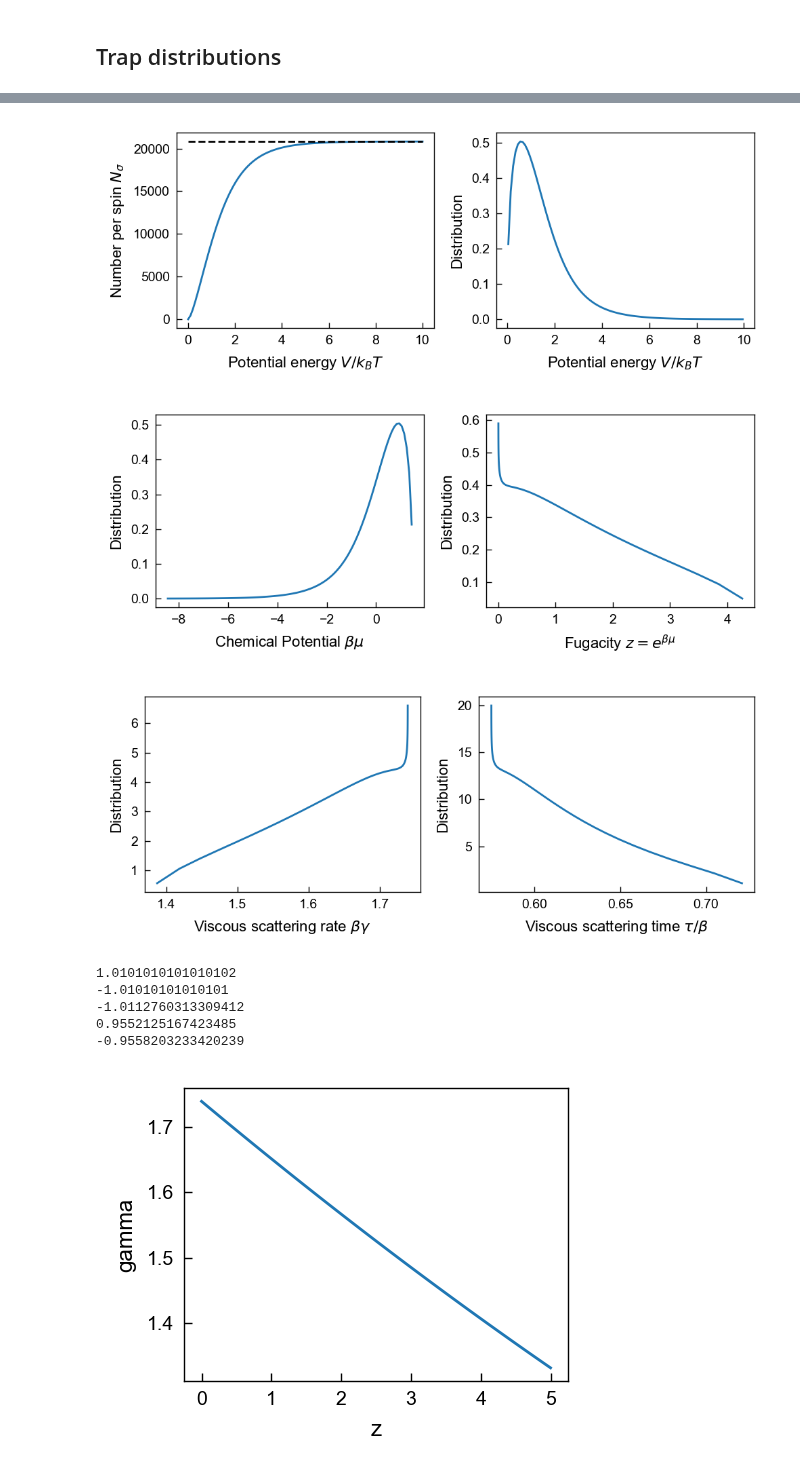
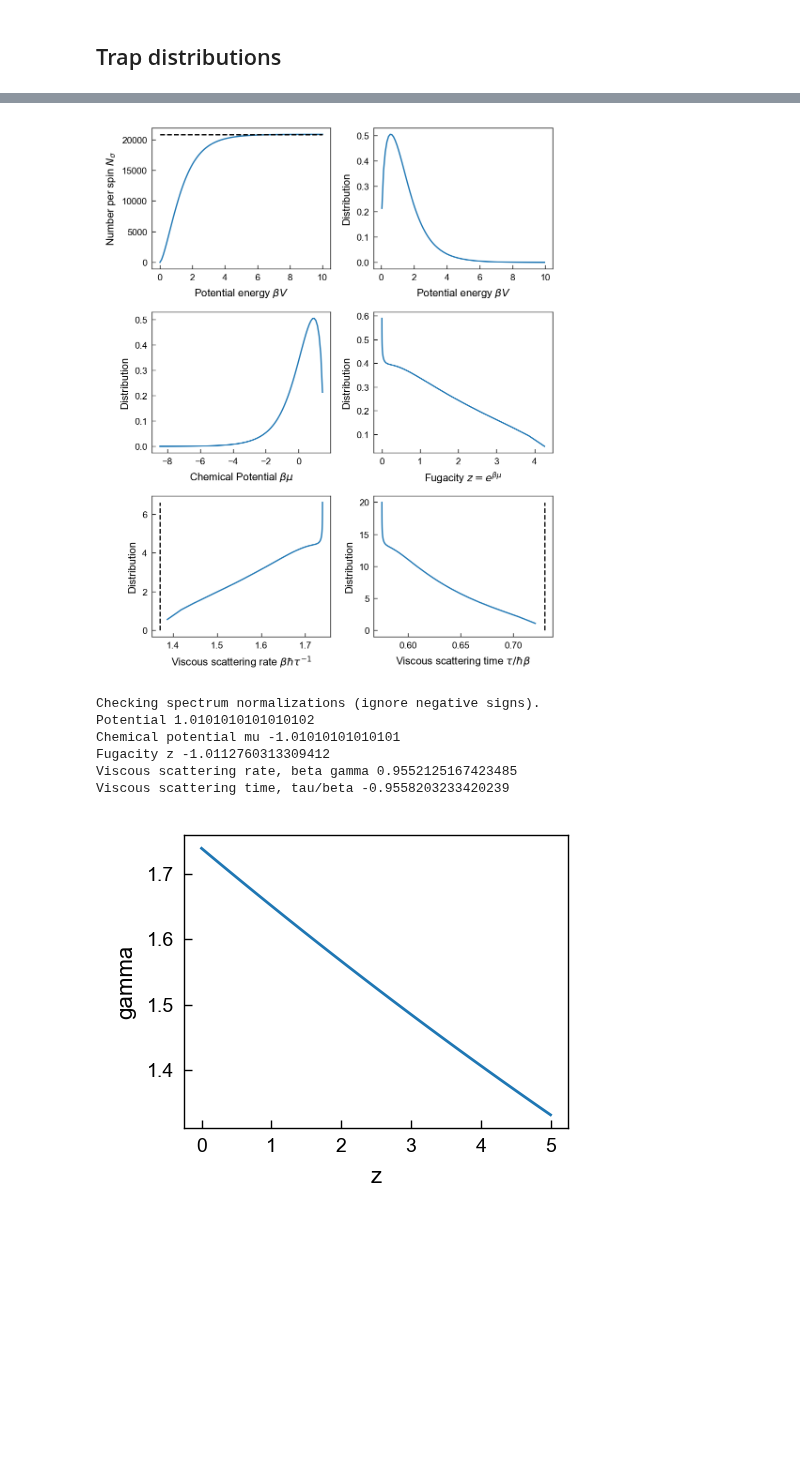
Before and after one commit to colinjdale/ChiPyLab, a Jupyter notebook: examples/plot_unitary_fermi_gas.ipynb, the cells around one changed output, grey strips where cells are left out. Cells and saved outputs as stored; diff of their text form; code cells hidden in the pictures; blank space fills up the shorter version.

```diff
--- a/examples/plot_unitary_fermi_gas.ipynb
+++ b/examples/plot_unitary_fermi_gas.ipynb
@@ -32,7 +32,7 @@ num = 100
 Vmax = 10*TUG.T
 Vs_edges = np.linspace(0, Vmax, num)
 
-Ns_cdf = np.array([number_per_spin(TUG.betamutrap, TUG.betabaromega,
+Ns_cdf = np.array([number_per_spin(TUG.betamu, TUG.betabaromega,
                                   v_max=V/TUG.T) for V in Vs_edges])
 
 Vs = Vs_edges[:-1] + np.diff(Vs_edges)/2  # Mid points
@@ -40,10 +40,11 @@ V_pdf = np.diff(Ns_cdf)
 norm = np.trapz(V_pdf, dx=Vmax/num/TUG.T)
 V_pdf /= norm
 
-xlabel = r'Potential energy $V/k_BT$'
+xlabel = r'Potential energy $\beta V$'
 ylabel = r'Number per spin $N_\sigma$'
 
-fig, axs = plt.subplots(1,2, figsize=(5,2))
+fig, axes = plt.subplots(3,2, figsize=(5,6))
+axs = axes.flatten()
 # fig.suptitle("CDF of atoms in a trapped unitary Fermi gas", fontsize=8)
 
 ax = axs[0]
@@ -58,87 +59,75 @@ ax.set(xlabel=xlabel, ylabel=ylabel)
 ax.plot(Vs/TUG.T, V_pdf)
 # ax.vlines(TUG.Ns, 0, Vmax/EF, linestyle='--', color='k')
 
-fig.tight_layout()
-
-plt.show()
-
-
-fig, axs = plt.subplots(1,2, figsize=(5,2))
-# fig.suptitle("CDF of atoms in a trapped unitary Fermi gas", fontsize=8)
 
 ### Chemical potential
-mus = TUG.betamutrap - Vs/TUG.T
+mus = TUG.betamu - Vs/TUG.T
 mu_pdf = V_pdf
 
 xlabel = r'Chemical Potential $\beta\mu$'
 ylabel = r'Distribution'
 
-ax = axs[0]
+ax = axs[2]
 ax.set(xlabel=xlabel, ylabel=ylabel)
 ax.plot(mus, mu_pdf)
+
 
 ### Fugacity
 zs = np.exp(mus)
 z_jacobian = 1/zs
 z_pdf = V_pdf * z_jacobian
 
-
 xlabel = r'Fugacity $z=e^{\beta\mu}$'
-ax = axs[1]
+ax = axs[3]
 ax.set(xlabel=xlabel, ylabel=ylabel)#, xscale='log')
 ax.plot(zs, z_pdf)
-
-fig.tight_layout()
-
-plt.show()
 
 
 ### gamma
 gammas = betagamma(zs)
 gamma_jacobian = 1/0.0892  # Ignoring quadratic term.
 gamma_pdf = z_pdf * gamma_jacobian
 
 # np.trapz(Ns_pdf/z_pdf*gamma_jacobian, x=gamma_pdf)
 
-fig, axs = plt.subplots(1,2, figsize=(5,2))
-
-xlabel = r'Viscous scattering rate $\beta\gamma$'
+xlabel = r'Viscous scattering rate $\beta\hbar \tau^{-1}$'
 ylabel = r'Distribution'
 
-ax = axs[0]
+ax = axs[4]
 ax.set(xlabel=xlabel, ylabel=ylabel)
 ax.plot(gammas, gamma_pdf)
-# ax.vlines(TUG.Ns, 0, Vmax/EF, linestyle='--', color='k')
+ax.vlines(1/TUG.tau/TUG.T, 0, np.max(gamma_pdf), linestyle='--', color='k')
+
 
 ### tau
 taus = 1/gammas
 tau_jacobian = lambda tau: 1/tau**2
 tau_pdf = gamma_pdf * tau_jacobian(taus)
 
-xlabel = r'Viscous scattering time $\tau/\beta$'
-ax = axs[1]
+xlabel = r'Viscous scattering time $\tau/\hbar\beta$'
+ax = axs[5]
 ax.set(xlabel=xlabel, ylabel=ylabel)#, xscale='log')
 ax.plot(taus, tau_pdf)
+ax.vlines(TUG.tau * TUG.T, 0, np.max(tau_pdf), linestyle='--', color='k')
 
 fig.tight_layout()
-
 plt.show()
 # %% [output]
-[figure, old version]
+[figure, new version]
-[figure, removed]
-[figure, removed]
 # %%
-print(np.trapz(V_pdf, x=Vs/TUG.T))
-print(np.trapz(mu_pdf, x=mus))
-print(np.trapz(z_pdf, x=zs))
-print(np.trapz(gamma_pdf, x=gammas))
-print(np.trapz(tau_pdf, x=taus))
+print("Checking spectrum normalizations (ignore negative signs).")
+print("Potential", np.trapz(V_pdf, x=Vs/TUG.T))
+print("Chemical potential mu", np.trapz(mu_pdf, x=mus))
+print("Fugacity z", np.trapz(z_pdf, x=zs))
+print("Viscous scattering rate, beta gamma", np.trapz(gamma_pdf, x=gammas))
+print("Viscous scattering time, tau/beta", np.trapz(tau_pdf, x=taus))
 # %% [output]
-1.0101010101010102
--1.01010101010101
--1.0112760313309412
-0.9552125167423485
--0.9558203233420239
+Checking spectrum normalizations (ignore negative signs).
+Potential 1.0101010101010102
+Chemical potential mu -1.01010101010101
+Fugacity z -1.0112760313309412
+Viscous scattering rate, beta gamma 0.9552125167423485
+Viscous scattering time, tau/beta -0.9558203233420239
 # %%
 fig, ax = plt.subplots(figsize=(2.5,2))
 
```
Also changed, not shown: parts of 1 cell of this notebook, 2 other files.
